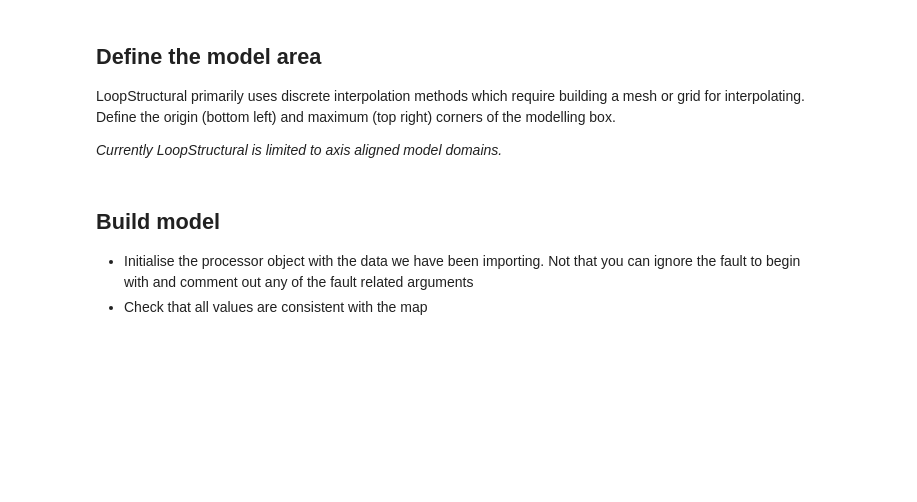
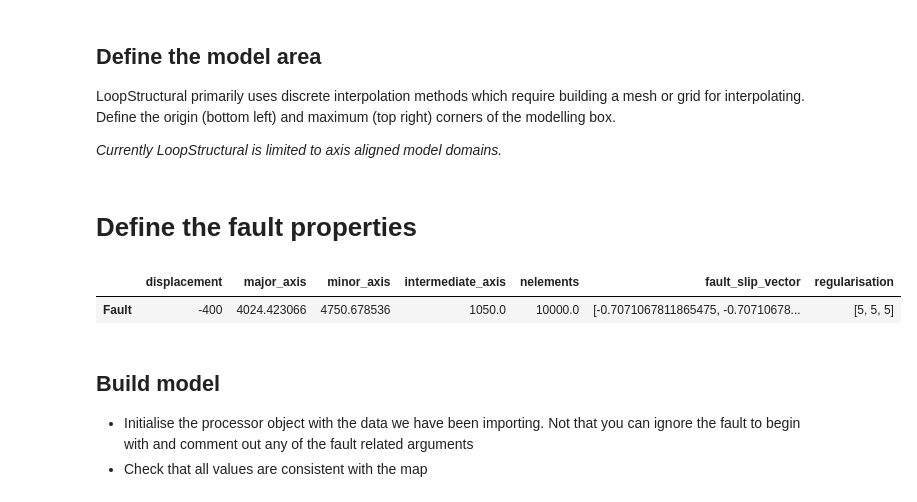
Before and after one commit to Loop3D/2022_GA_Workshop, a Jupyter notebook: model_from_csvs.ipynb, the cells around one changed output. Cells and saved outputs as stored; diff of their text form; code cells hidden in the pictures; blank space fills up the shorter version.

Commit message:
update csv example

```diff
--- a/model_from_csvs.ipynb
+++ b/model_from_csvs.ipynb
@@ -117,3 +57,9 @@ array(['Fault', 'S0', 'Younger_S0'], dtype=object)
+# %%
+contact_df = pd.read_csv("./example_data/contact_df.csv")
+contact_orientations = pd.read_csv("./example_data/contact_orientations.csv")
+thicknesses = pd.read_csv("./example_data/thicknesses.csv")
+fault_orientations = pd.read_csv("./example_data/fault_orientations.csv")
+fault_df = pd.read_csv("./example_data/fault_locations.csv")
 # %% [markdown]
 ## Thicknesses
 This should be an estimate of the unit thickness for each of the mapped unit. Note that the bottom unit does not need to be included as it is the basement of the model. The top unit can be specified to have an infinite thickness to cover the remaining model space. This should be a dictionary where the key and value pair are the thickness of the unit.
@@ -179,16 +119,28 @@ fault_properties = pd.DataFrame([
-# %%
-contact_df = pd.read_csv("./2022_GA_Workshop/data/contacts_locations.csv")
-contact_orientations = pd.read_csv("./2022_GA_Workshop/data/contacts_orientations.csv")
-thicknesses = pd.read_csv("./2022_GA_Workshop/data/contacts_orientations.csv")
-stratigraphic_order = pd.read_csv("./2022_GA_Workshop/data/stratigraphic_order.csv")
-fault_orientations = pd.read_csv("./2022_GA_Workshop/data/fault_orientations.csv")
-fault_df = pd.read_csv("./2022_GA_Workshop/data/fault_locations.csv")
-fault_properties = pd.read_csv("./2022_GA_Workshop/data/fault_properties.csv")
-colours = pd.read_csv("./2022_GA_Workshop/data/colours.csv")
 # %%
 origin = np.array([np.min(contact_df['X']),contact_df['Y'].min(),-1000])
 maximum = np.array([contact_df['X'].max(),contact_df['Y'].max(),50])
 length = maximum-origin
+# %% [markdown]
+# Define the fault properties
+# %%
+slip_vector  = [np.sin(np.deg2rad(fault_orientations.loc[fault_orientations['fault_name']=='Fault','dipDir'][0]+90)),
+                np.cos(np.deg2rad(fault_orientations.loc[fault_orientations['fault_name']=='Fault','dipDir'][0]+90)),0]
+
+fault_properties = pd.DataFrame([
+    [-400,length[0],length[1],length[2],1e4,slip_vector,[5,5,5]]],index=['Fault'],
+    columns=['displacement',
+             'major_axis',
+             'minor_axis',
+             'intermediate_axis',
+             'nelements', #faults are usually less complex so model with less elements
+             'fault_slip_vector',
+             'regularisation' #often need high regularisation for faults because there are less observations. Set to 5 for all three coordinates
+                                                                                                            ])
+# %%
+fault_properties
+# %% [output]
+|  | displacement | major_axis | minor_axis | intermediate_axis | nelements | fault_slip_vector | regularisation |
+| Fault | -400 | 4024.423066 | 4750.678536 | 1050.0 | 10000.0 | [-0.7071067811865475, -0.70710678... | [5, 5, 5] |
 # %% [markdown]
 ## Build model
 - Initialise the processor object with the data we have been importing. Not that you can ignore the fault to begin with and comment out any of the fault related arguments
```
Also changed, not shown: parts of 24 cells of this notebook, 6 other files.
